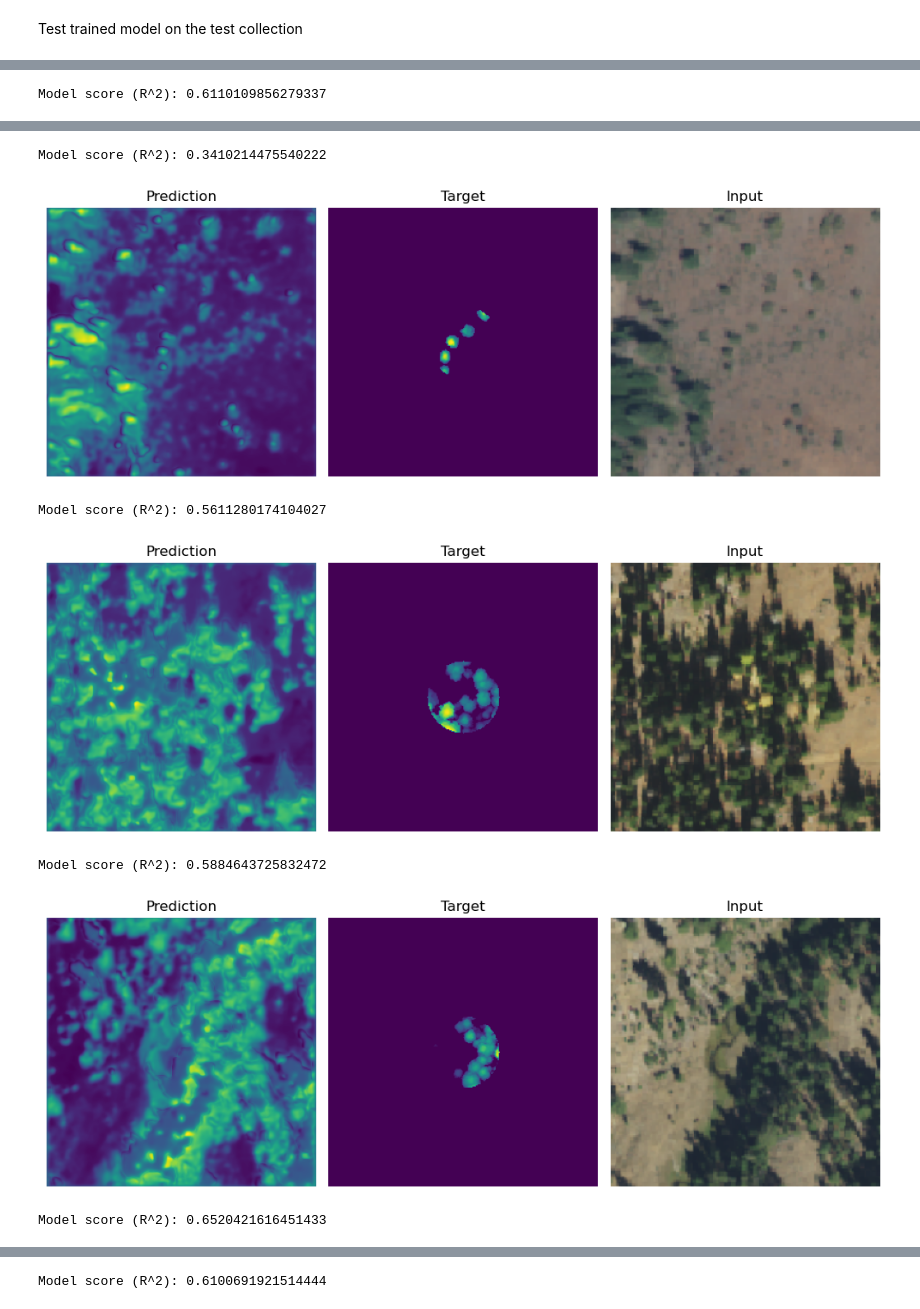
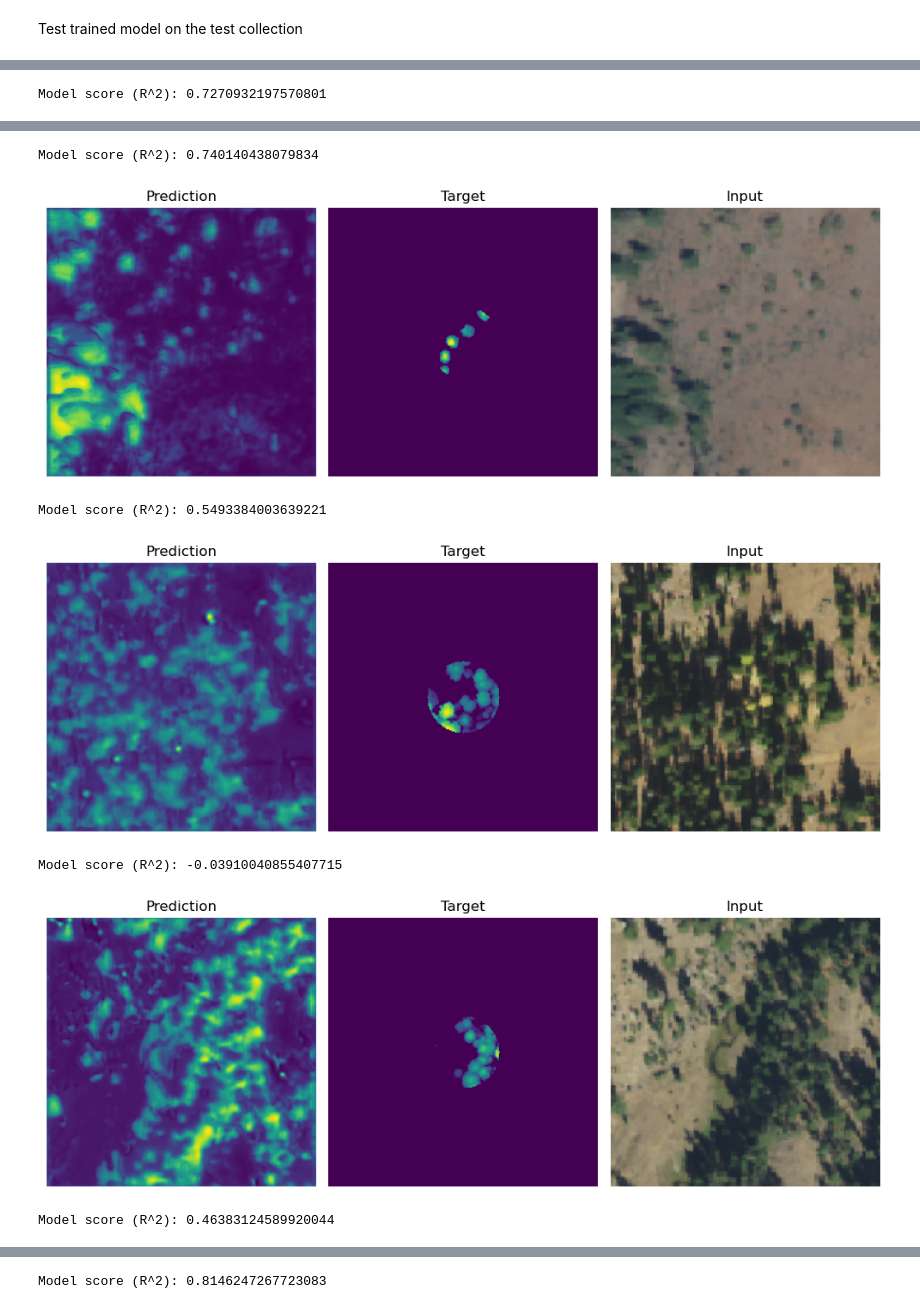
Before and after one commit to Ecotrust/TreeForCaSt, a Jupyter notebook: notebooks/Predicting Aboveground Biomass.ipynb, the cells around one changed output, grey strips where cells are left out. Cells and saved outputs as stored; diff of their text form; code cells hidden in the pictures.

```diff
--- a/notebooks/Predicting Aboveground Biomass.ipynb
+++ b/notebooks/Predicting Aboveground Biomass.ipynb
@@ -329,25 +330,27 @@ model.to(device)
 parameters = model.parameters()
 optimizer = optim.Adam(parameters, lr=1e-3, weight_decay=12e-4)
 criterion = nn.MSELoss(reduction="none")
-r2score = LinearRegression()
-loss = 0
-r2 = 0
+r2score = R2Score().to(device)
 # %%
-step = 1
 train_losses = []
 train_r2 = []
-for epoch in range(15):
+for epoch in range(30):
     loop = tqdm(train_dataloader)
+    loss = 0
+    r2 = 0
+    step = 0
     for batch in loop:
+        step += 1
         img = batch["image"].to(device)
         tgt = batch["target"].to(device)
-        mask = batch["mask"].to(device)
+        mask = torch.ones_like(tgt).to(device)
+        mask[tgt == 0] = 0
 
         preds = model(img)
         model.zero_grad()
 
         tloss = criterion(preds, tgt)
-        # Crop prediction to prevent the model from learning to predict the plot shape
+        # Crop prediction to prevent the model from learning the plot shape
         tloss = crop(tloss, 104, 104, 50, 50)
         tloss = torch.mean(tloss)
         tloss.backward()
@@ -355,20 +358,14 @@ for epoch in range(15):
 
         loss += tloss.item()
 
-        x, y = (
-            (preds * mask).detach().cpu().flatten().numpy().reshape(-1, 1),
-            tgt.detach().cpu().flatten().numpy(),
-        )
-        r2score.fit(x, y)
-        r2 += r2score.score(x, y)
+        r2 += r2score((preds * mask).flatten(), tgt.flatten()).item()
 
-        step += 1
         loop.set_postfix(loss=f"{loss/step:.5f}", r2=f"{r2/step:.3f}")
         # break
 
     # store loss for plotting
-    train_losses.append(loss / step)
-    train_r2.append(r2 / step)
+    train_losses.append(loss/step)
+    train_r2.append(r2/step)
     # break
 # %% [markdown]
 Plot training loss and $R^2$ score across epochs
@@ -413,22 +410,18 @@ with torch.no_grad():
     for sample in test_dts:
         img = sample["image"].to(device)
         tgt = sample["target"].to(device)
-        mask = sample["mask"].to(device)
+        mask = torch.ones_like(tgt).to(device)
+        mask[tgt == 0] = 0
+
         pred = model(img.unsqueeze(0))
-
         prediction = pred.cpu().squeeze().numpy()
         target = tgt.cpu().squeeze().numpy()
         inputs = np.transpose(
             inverse_transform(img).cpu().squeeze().numpy()[0:3], (1, 2, 0)
         )
 
-        x, y = (
-            (prediction * mask.cpu().numpy()).flatten().reshape(-1, 1),
-            tgt.cpu().flatten(),
-        )
-        lin_model = LinearRegression()
-        lin_model.fit(x, y)
-        print("Model score (R^2):", lin_model.score(x, y))
+        r2 = r2score((pred * mask).flatten(), tgt.flatten()).item()
+        print("Model score (R^2):", r2)
 
         fig, axs = plt.subplots(nrows=1, ncols=3, figsize=(10, 10))
         imgs = [prediction, target, inputs]
@@ -458 +451 @@ Model score (R^2): 0.6873318359955354
-Model score (R^2): 0.6110109856279337
+Model score (R^2): 0.7270932197570801
@@ -460,7 +453,7 @@ Model score (R^2): 0.6110109856279337
-Model score (R^2): 0.3410214475540222
+Model score (R^2): 0.740140438079834
-[figure, old version]
+[figure, new version]
-Model score (R^2): 0.5611280174104027
+Model score (R^2): 0.5493384003639221
-[figure, old version]
+[figure, new version]
-Model score (R^2): 0.5884643725832472
+Model score (R^2): -0.03910040855407715
-[figure, old version]
+[figure, new version]
-Model score (R^2): 0.6520421616451433
+Model score (R^2): 0.46383124589920044
@@ -468 +461 @@ Model score (R^2): 0.6520421616451433
-Model score (R^2): 0.6100691921514444
+Model score (R^2): 0.8146247267723083
```
Also changed, not shown: parts of 4 cells of this notebook.
